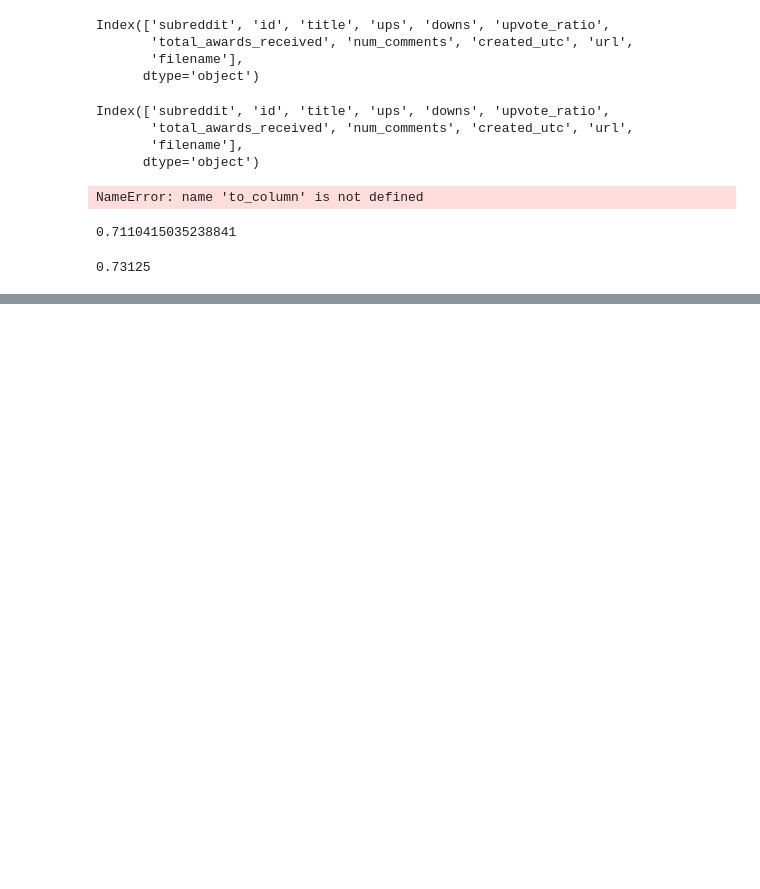
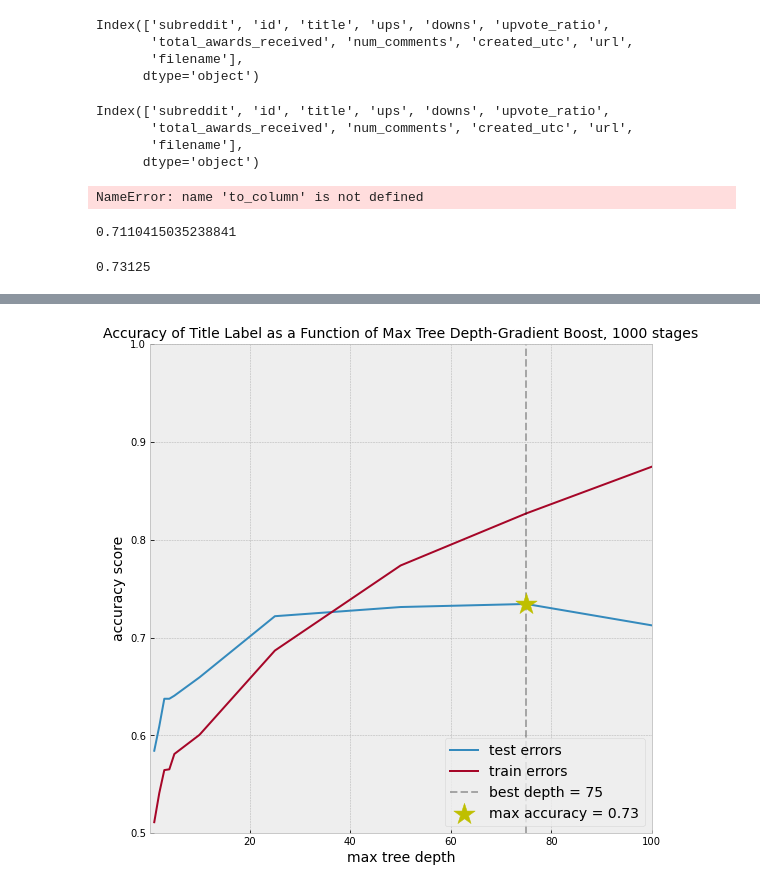
Before and after one commit to hadams1337/AnimalCrossing-V-Doom, a Jupyter notebook: NLP/GradBoost.ipynb, the cells around one changed output, grey strips where cells are left out. Cells and saved outputs as stored; diff of their text form; code cells hidden in the pictures; blank space fills up the shorter version.

```diff
--- a/NLP/GradBoost.ipynb
+++ b/NLP/GradBoost.ipynb
@@ -156,0 +185,31 @@ for l_r, est in zip(rates, n_est):
+# %%
+n_est=[500, 1000, 2000, 4000, 5000]
+depths=[1, 2, 3, 4, 5, 10, 25, 50, 75, 100]
+test_depths=[]
+train_depths=[]
+for depth in depths:
+    model = GradientBoostingClassifier(learning_rate=0.0001,
+                                  n_estimators=1000, #boosting stages to perform
+                                  max_depth=depth, subsample=0.8)
+    model.fit(X_train, np.array(y_train).ravel())
+    test_depths.append(model.score(X_test, np.array(y_test)).ravel())
+    train_depths.append(model.score(X_train, np.array(y_train).ravel()))
+    train_scores.append(model.train_score_)
+# %%
+fig, ax=plt.subplots(figsize=(9,9))
+plt.style.use('bmh')
+ax.plot(depths, test_depths, label = 'test errors')
+ax.plot(depths, train_depths, label = 'train errors')
+#ax.plot(depths, train_scores, label = 'validation scores')
+ax.set_xlabel('max tree depth', fontsize=14)
+ax.set_ylabel('accuracy score', fontsize=14)
+ax.set_title('Accuracy of Title Label as a Function of Max Tree Depth-Gradient Boost, 1000 stages', fontsize=14)
+ax.set_xlim(0.1, 100)
+ax.set_ylim(0.5, 1)
+ax.scatter(depths[test_depths.index(max(test_depths))], max(test_depths), label = f'max accuracy = {max(test_depths)[0]:.2f}', s= 500, color = 'y', marker = '*', zorder=4)
+plt.axvline(depths[test_depths.index(max(test_depths))], label = f'best depth = {depths[test_depths.index(max(test_depths))]}', color = 'k', linestyle = 'dashed', alpha=0.3)
+
+plt.legend(loc = 4, fontsize=14);
+#plt.savefig('grad_boost/Title_depth_grad_boost1000', bbox_inches='tight')
+# %% [output]
+[figure, added]
```
Also changed, not shown: parts of 6 cells of this notebook, 3 other files.
